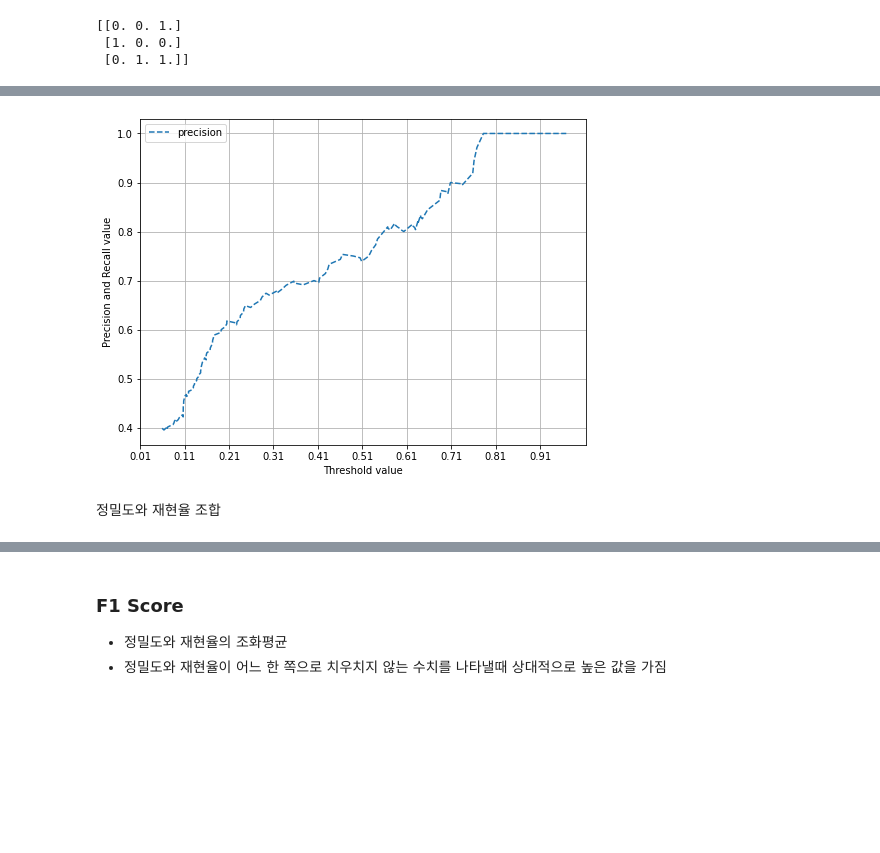
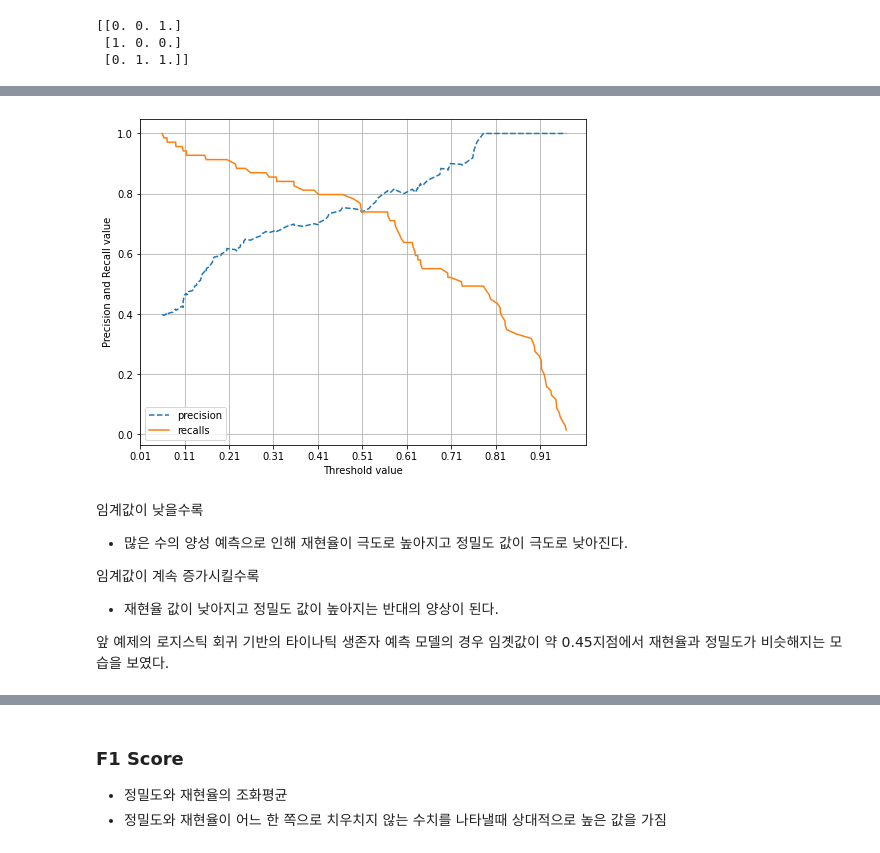
Before and after one commit to wh-yenny-choi/TIL, a Jupyter notebook: 21KDT/210723/분류 모델 평가 지표.ipynb, the cells around one changed output, grey strips where cells are left out. Saved outputs shown, nothing was run; the diff lists cells and outputs as text; code cells hidden in the pictures; blank space fills up the shorter version.

```diff
--- a/21KDT/210723/분류 모델 평가 지표.ipynb
+++ b/21KDT/210723/분류 모델 평가 지표.ipynb
@@ -458,0 +725,19 @@ sample index [  0  15  30  45  60  75  90 105 120 135 150 165]
+# %%
+# 다시 한꺼번에 정리
+from sklearn.metrics import precision_recall_curve
+
+# 레이블 값이 1일때의 예측 확률을 추출
+pred_proba_class1 = lr_clf.predict_proba(X_test)[:, 1]
+
+# 실제값 데이터 셋과 레이블 값이 1일 때의 예측 확률을 precision_recall_curve 인자로 입력
+precisions, recalls, thresholds = precision_recall_curve(y_test, pred_proba_class1 )
+print('반환된 분류 결정 임곗값 배열의 Shape:', thresholds.shape)
+
+#반환된 임계값 배열 로우가 147건이므로 샘플로 10건만 추출하되, 임곗값을 15 Step으로 추출.
+thr_index = np.arange(0, thresholds.shape[0], 15)
+print('샘플 추출을 위한 임계값 배열의 index 10개:', thr_index)
+print('샘플용 10개의 임곗값: ', np.round(thresholds[thr_index], 2))
+
+# 15 step 단위로 추출된 임계값에 따른 정밀도와 재현율 값
+print('샘플 임계값별 정밀도: ', np.round(precisions[thr_index], 3))
+print('샘플 임계값별 재현율: ', np.round(recalls[thr_index], 3))
@@ -459,25 +759,38 @@ sample index [  0  15  30  45  60  75  90 105 120 135 150 165]
 # %%
 import matplotlib.pyplot as plt
 import matplotlib.ticker as ticker
 %matplotlib inline
 
-# y_test : 실제값 pred_proba_c1 예측 확률 값
+# y_test : 실제값 pred_proba_c1 : 예측 확률 값
 def precision_recall_curve_plot(y_test, pred_proba_c1):
+    # threshold ndarray와 이 threshold에 따른 정밀도, 재현율 ndarray 추출
     precision, recalls, thresholds = precision_recall_curve(y_test, pred_proba_c1)
 
+    # X축을 threshold값으로, Y축은 정밀도, 재현율 값으로 각각 Plot수행
     plt.figure(figsize = (8, 6))
     threshold_boundary = thresholds.shape[0]  # (143,)에서 143 추출
+    # 정밀도는 점선으로, 재현율은 실선으로 표현
     plt.plot(thresholds, precisions[0:threshold_boundary], linestyle = '--', label = 'precision')
+    plt.plot(thresholds, recalls[0:threshold_boundary], label = 'recalls')
 
+    # thresold값 X축의 Scale을 0.1단위로 변경
     start, end = plt.xlim()
     plt.xticks(np.round(np.arange(start, end, 0.1),2))
 
-    plt.xlabel('Threshold value') ; plt.ylabel('Precision and Recall value')
-    plt.legend() ; plt.grid()
+    # x축, y축 label과 legend, 그리고 grid 설정
+    plt.xlabel('Threshold value')
+    plt.ylabel('Precision and Recall value')
+    plt.legend(); plt.grid()
     plt.show()
 
-precision_recall_curve_plot(y_test, lr_clf.predict_proba(X_test)[:,1])
+precision_recall_curve_plot(y_test, lr_clf.predict_proba(X_test)[:, 1])
 # %% [output]
-[figure, old version]
+[figure, new version]
-# %% [markdown]
-정밀도와 재현율 조합
+# %% [markdown]
+임계값이 낮을수록
+- 많은 수의 양성 예측으로 인해 재현율이 극도로 높아지고 정밀도 값이 극도로 낮아진다.
+
+임계값이 계속 증가시킬수록
+- 재현율 값이 낮아지고 정밀도 값이 높아지는 반대의 양상이 된다.
+
+앞 예제의 로지스틱 회귀 기반의 타이나틱 생존자 예측 모델의 경우 임곗값이 약 0.45지점에서 재현율과 정밀도가 비슷해지는 모습을 보였다.
```
Also changed, not shown: parts of 70 cells of this notebook, 7 other files.
